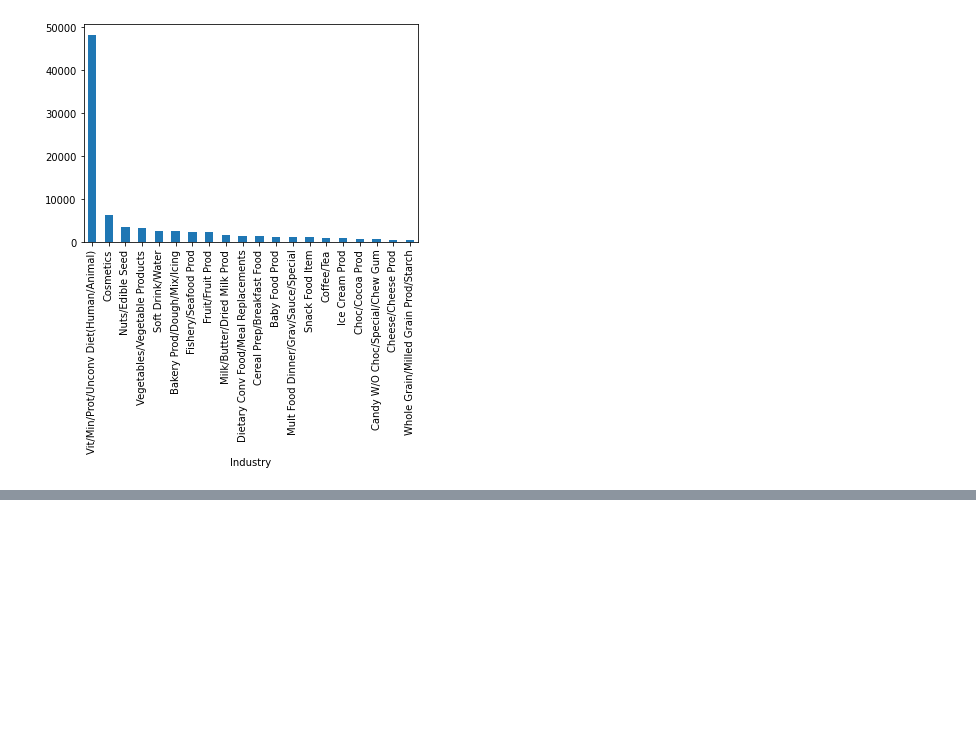
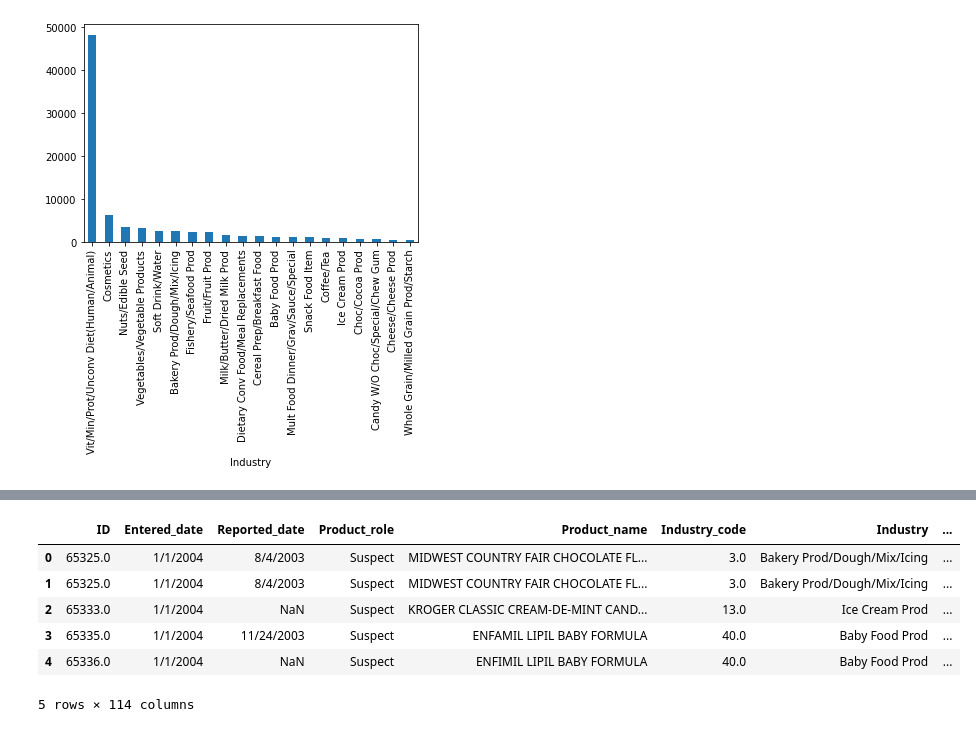
Before and after one commit to littlepham/Adverse-Food-Effects, a Jupyter notebook: Project Data Science Programming.ipynb, the cells around one changed output, grey strips where cells are left out. Drawn from its saved outputs; the diff is of its cells as text; code cells hidden in the pictures; blank space fills up the shorter version.

Commit message:
One-hot encodings

```diff
--- a/Project Data Science Programming.ipynb
+++ b/Project Data Science Programming.ipynb
@@ -219,0 +305,10 @@ df[df['Product_name']!="REDACTED"].groupby('Industry')['Product_name'].agg('coun
+# %%
+# Filter out Symptoms to only include top 100
+def filter_symptoms(x):
+    try:
+        return list(set(x['Symptoms']) & set(top_100_symptoms))
+    except:
+        return None
+df['Filtered_symptoms'] = df.apply(filter_symptoms, axis=1)
+df = df.dropna(subset='Filtered_symptoms')
+df.head()
@@ -219,0 +322,6 @@ df[df['Product_name']!="REDACTED"].groupby('Industry')['Product_name'].agg('coun
+# %%
+# Getting dummies
+symptoms_df = pd.DataFrame(df['Filtered_symptoms'].tolist())
+symptoms_obj = symptoms_df.stack()
+symptoms_df = pd.get_dummies(symptoms_obj)
+symptoms_df.head()
@@ -219,0 +336,4 @@ df[df['Product_name']!="REDACTED"].groupby('Industry')['Product_name'].agg('coun
+# %%
+# Getting the original index back
+symptoms_df = symptoms_df.groupby(level=0).sum()
+symptoms_df.head()
@@ -219,0 +348,12 @@ df[df['Product_name']!="REDACTED"].groupby('Industry')['Product_name'].agg('coun
+# %%
+# Rejoining the dataframe with the one-hot encodings
+df = pd.concat([df, symptoms_df], axis=1)
+df.head()
+# %% [output]
+|  | ID | Entered_date | Reported_date | Product_role | Product_name | Industry_code | Industry | ... |
+| 0 | 65325.0 | 1/1/2004 | 8/4/2003 | Suspect | MIDWEST COUNTRY FAIR CHOCOLATE FL... | 3.0 | Bakery Prod/Dough/Mix/Icing | ... |
+| 1 | 65325.0 | 1/1/2004 | 8/4/2003 | Suspect | MIDWEST COUNTRY FAIR CHOCOLATE FL... | 3.0 | Bakery Prod/Dough/Mix/Icing | ... |
+| 2 | 65333.0 | 1/1/2004 | NaN | Suspect | KROGER CLASSIC CREAM-DE-MINT CAND... | 13.0 | Ice Cream Prod | ... |
+| 3 | 65335.0 | 1/1/2004 | 11/24/2003 | Suspect | ENFAMIL LIPIL BABY FORMULA | 40.0 | Baby Food Prod | ... |
+| 4 | 65336.0 | 1/1/2004 | NaN | Suspect | ENFIMIL LIPIL BABY FORMULA | 40.0 | Baby Food Prod | ... |
+5 rows × 114 columns
```
Also changed, not shown: parts of 6 cells of this notebook, 3 other files.
